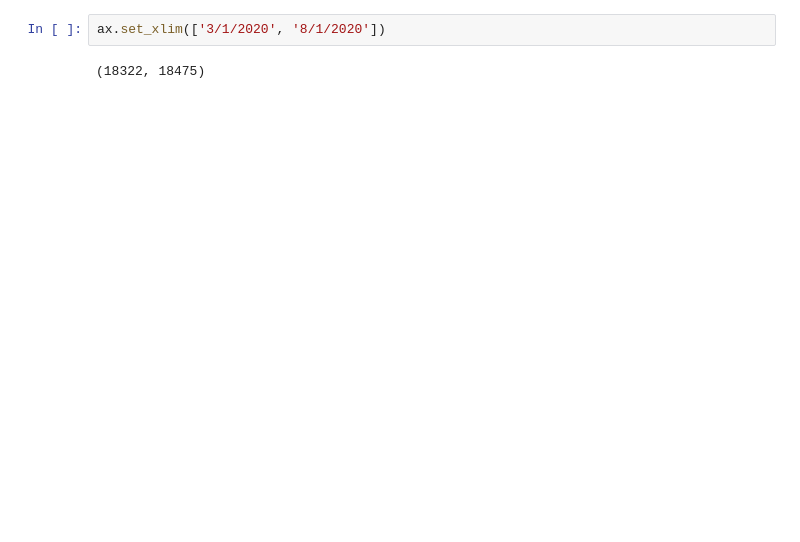
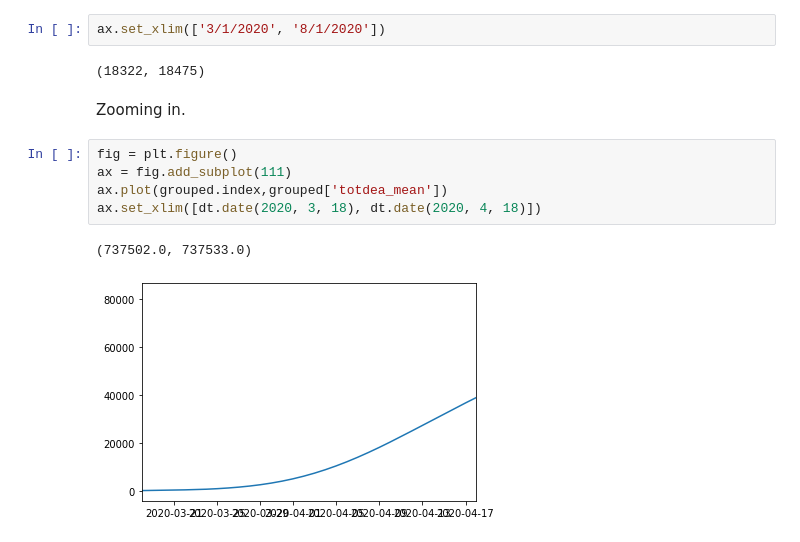
Before and after one commit to sawyerap/PythonDataViz, a Jupyter notebook: COVID.ipynb, the cells around one changed output. Drawn from its saved outputs; the diff is of its cells as text; blank space fills up the shorter version.

```diff
--- a/COVID.ipynb
+++ b/COVID.ipynb
@@ -97,3 +153,13 @@ ax.set_xlim(['3/1/2020', '8/1/2020'])
 ax.set_xlim(['3/1/2020', '8/1/2020'])
 # %% [output]
 (18322, 18475)
+# %% [markdown]
+Zooming in.
+# %%
+fig = plt.figure()
+ax = fig.add_subplot(111)
+ax.plot(grouped.index,grouped['totdea_mean'])
+ax.set_xlim([dt.date(2020, 3, 18), dt.date(2020, 4, 18)])
+# %% [output]
+(737502.0, 737533.0)
+[figure, added]
```
Also changed, not shown: parts of 19 cells of this notebook, 2 other files.
